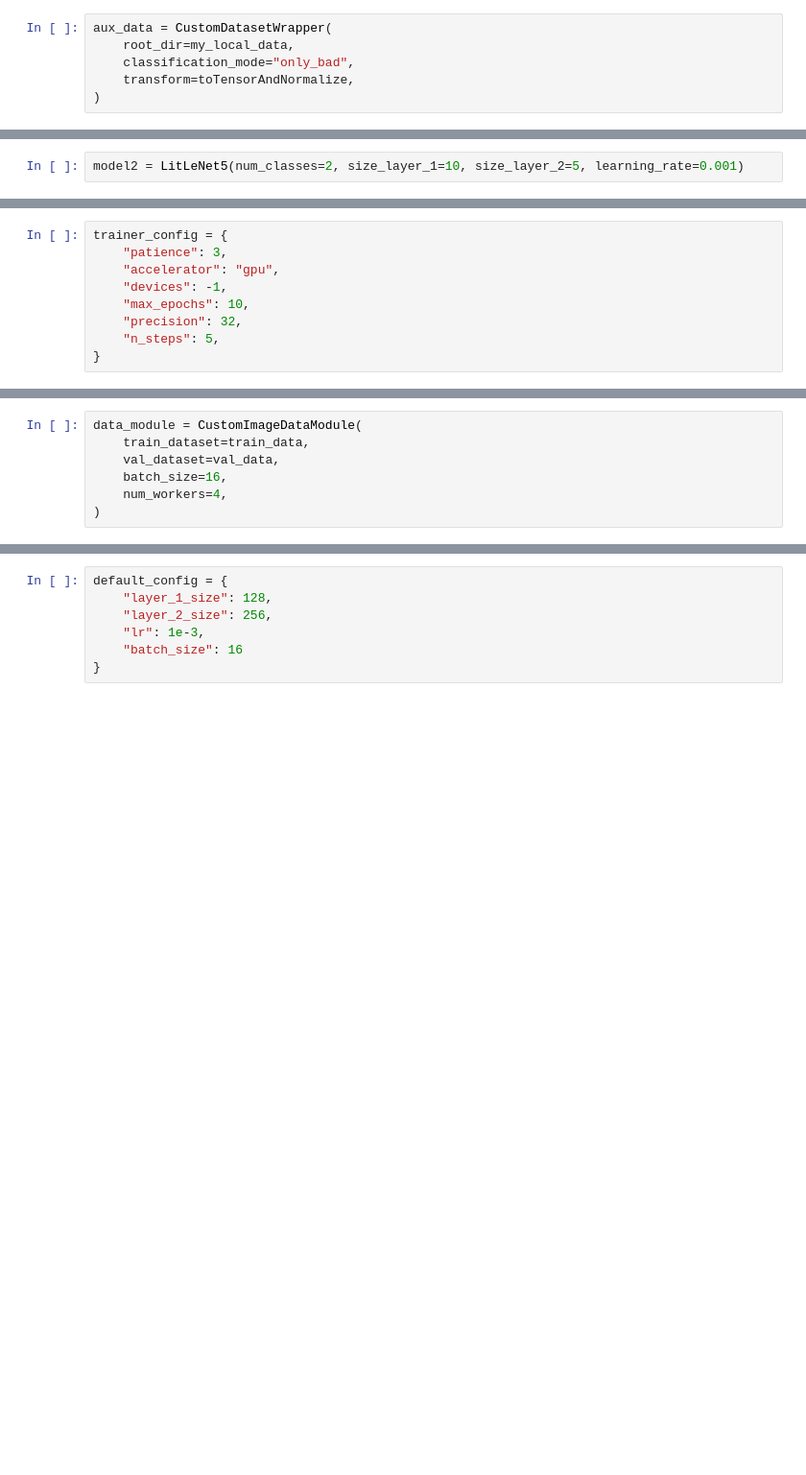
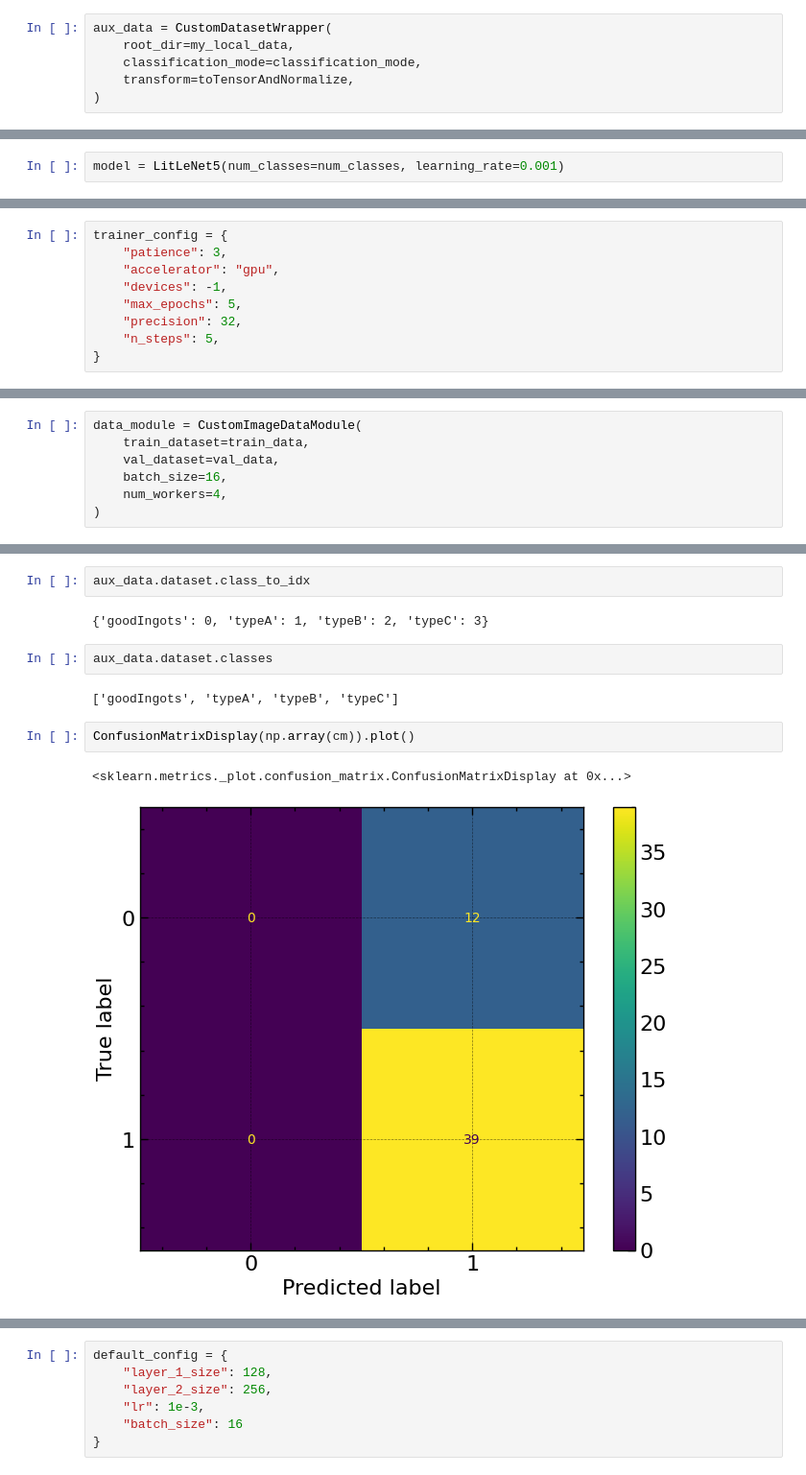
Before and after one commit to alfredoisg/structure-loss-classification, a Jupyter notebook: testing.ipynb, the cells around one changed output, grey strips where cells are left out. Shown: that part at 96% size. Drawn from its saved outputs; the diff is of its cells as text; blank space fills up the shorter version.

```diff
--- a/testing.ipynb
+++ b/testing.ipynb
@@ -71,6 +81,6 @@ from torch.utils.data import Dataset
 # %%
 aux_data = CustomDatasetWrapper(
     root_dir=my_local_data,
-    classification_mode="only_bad",
+    classification_mode=classification_mode,
     transform=toTensorAndNormalize,
 )
@@ -93,4 +95,4 @@ except FileNotFoundError:
     with open(f"logdir/cached_targets_{aux_data.classification_mode}.pkl", "wb") as f:
         pickle.dump(targets, f)
 # %%
-model2 = LitLeNet5(num_classes=2, size_layer_1=10, size_layer_2=5, learning_rate=0.001)
+model = LitLeNet5(num_classes=num_classes, learning_rate=0.001)
@@ -106,7 +101,7 @@ trainer_config = {
     "patience": 3,
     "accelerator": "gpu",
     "devices": -1,
-    "max_epochs": 10,
+    "max_epochs": 5,
     "precision": 32,
     "n_steps": 5,
 }
@@ -135,0 +156,13 @@ val_metrics = train_model(
+# %%
+aux_data.dataset.class_to_idx
+# %% [output]
+{'goodIngots': 0, 'typeA': 1, 'typeB': 2, 'typeC': 3}
+# %%
+aux_data.dataset.classes
+# %% [output]
+['goodIngots', 'typeA', 'typeB', 'typeC']
+# %%
+ConfusionMatrixDisplay(np.array(cm)).plot()
+# %% [output]
+<sklearn.metrics._plot.confusion_matrix.ConfusionMatrixDisplay at 0x...>
+[figure, added]
```
Also changed, not shown: parts of 20 cells of this notebook, 2 other files.
